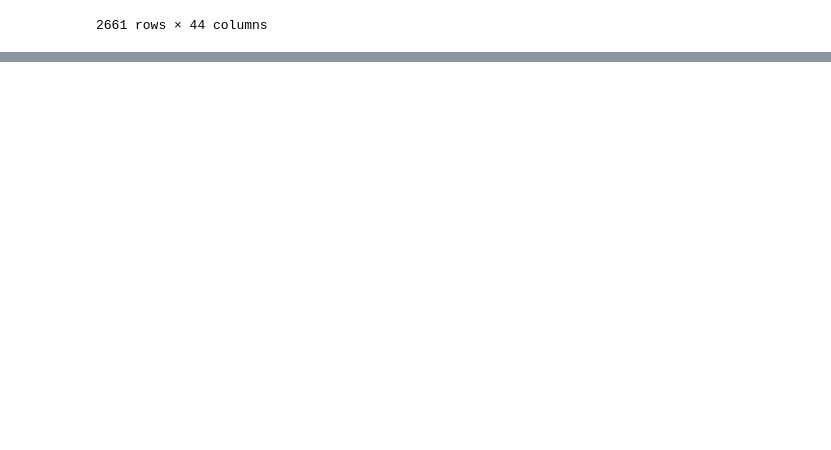
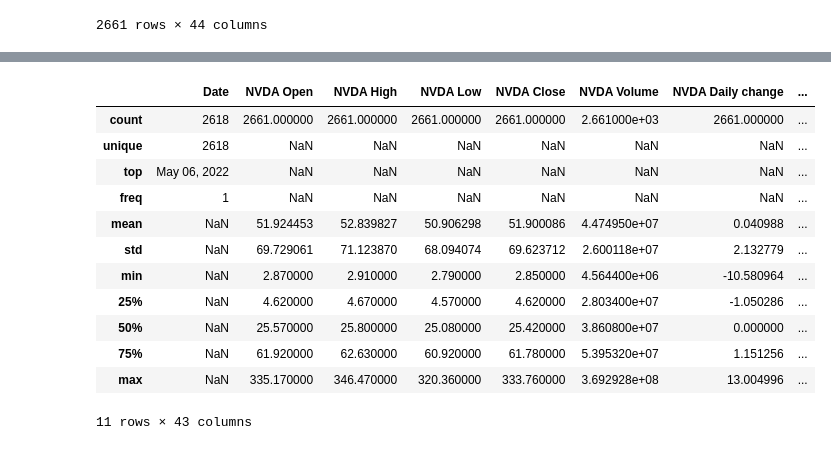
Before and after one commit to VladimirPoplavsky/Stock_Price_prediction, a Jupyter notebook: Data_Cleaning_and_Visualization.ipynb, the cells around one changed output, grey strips where cells are left out. Drawn from its saved outputs; the diff is of its cells as text; code cells hidden in the pictures; blank space fills up the shorter version.

```diff
--- a/Data_Cleaning_and_Visualization.ipynb
+++ b/Data_Cleaning_and_Visualization.ipynb
@@ -44,0 +120,16 @@ df
+# %%
+df.describe(include='all')
+# %% [output]
+|  | Date | NVDA Open | NVDA High | NVDA Low | NVDA Close | NVDA Volume | NVDA Daily change | ... |
+| count | 2618 | 2661.000000 | 2661.000000 | 2661.000000 | 2661.000000 | 2.661000e+03 | 2661.000000 | ... |
+| unique | 2618 | NaN | NaN | NaN | NaN | NaN | NaN | ... |
+| top | May 06, 2022 | NaN | NaN | NaN | NaN | NaN | NaN | ... |
+| freq | 1 | NaN | NaN | NaN | NaN | NaN | NaN | ... |
+| mean | NaN | 51.924453 | 52.839827 | 50.906298 | 51.900086 | 4.474950e+07 | 0.040988 | ... |
+| std | NaN | 69.729061 | 71.123870 | 68.094074 | 69.623712 | 2.600118e+07 | 2.132779 | ... |
+| min | NaN | 2.870000 | 2.910000 | 2.790000 | 2.850000 | 4.564400e+06 | -10.580964 | ... |
+| 25% | NaN | 4.620000 | 4.670000 | 4.570000 | 4.620000 | 2.803400e+07 | -1.050286 | ... |
+| 50% | NaN | 25.570000 | 25.800000 | 25.080000 | 25.420000 | 3.860800e+07 | 0.000000 | ... |
+| 75% | NaN | 61.920000 | 62.630000 | 60.920000 | 61.780000 | 5.395320e+07 | 1.151256 | ... |
+| max | NaN | 335.170000 | 346.470000 | 320.360000 | 333.760000 | 3.692928e+08 | 13.004996 | ... |
+11 rows × 43 columns
```
Also changed, not shown: parts of 13 cells of this notebook, 1 other file.
